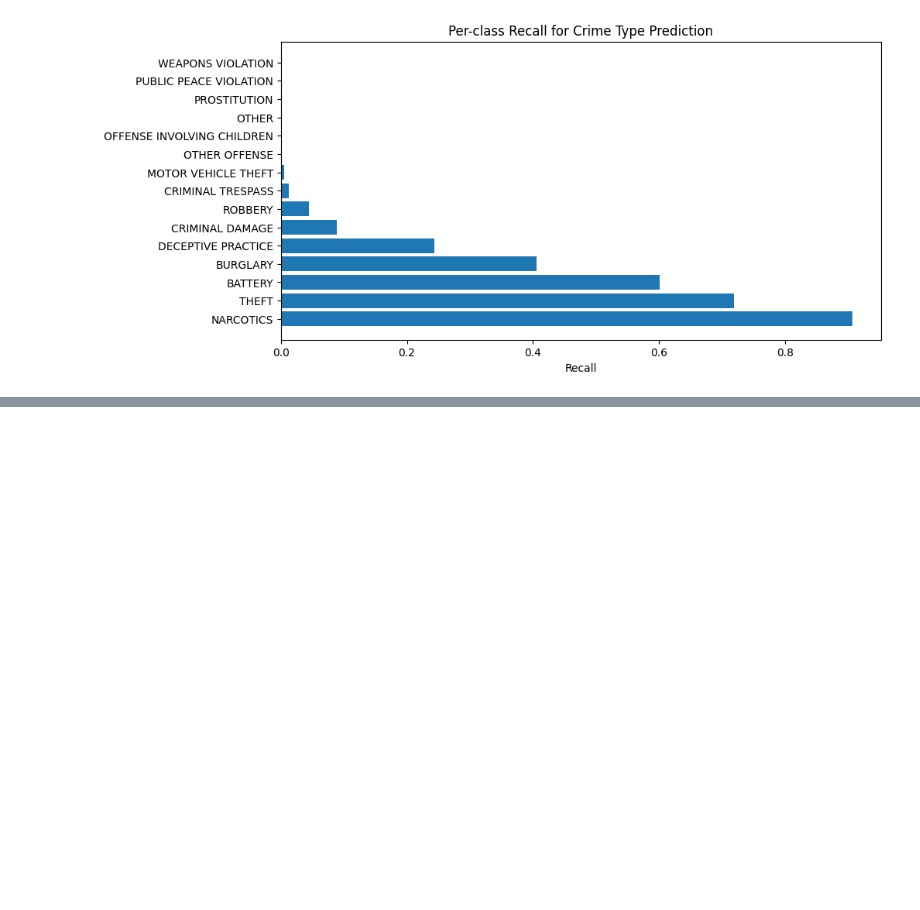
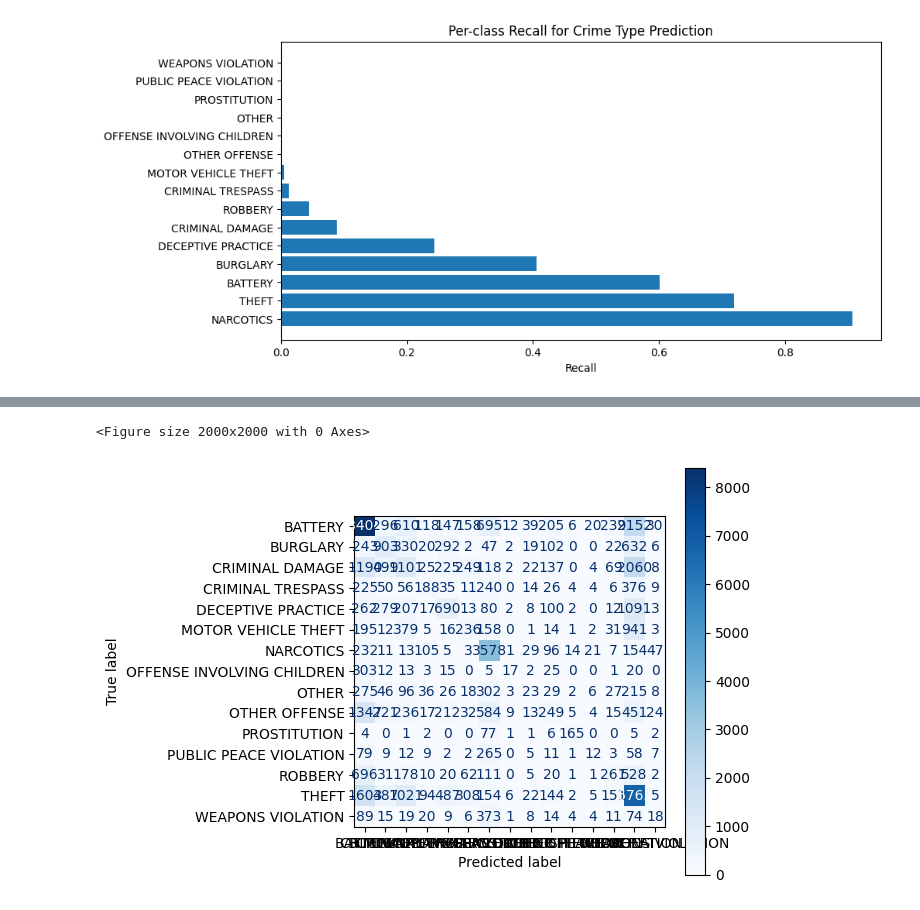
Before and after one commit to Andria-colab/DataGuard, a Jupyter notebook: notebooks/04_machine_learning.ipynb, the cells around one changed output, grey strips where cells are left out. Cells and saved outputs as stored; diff of their text form; code cells hidden in the pictures; blank space fills up the shorter version.

Commit message:
finished all 3 models and found the best one

```diff
--- a/notebooks/04_machine_learning.ipynb
+++ b/notebooks/04_machine_learning.ipynb
@@ -479,0 +540,12 @@ plt.show()
+# %%
+# here we train random forest for multi-class classification
+# meaning we predict crime types using random forest
+rf = RandomForestClassifier(
+    n_estimators=300,
+    max_depth=None,
+    class_weight="balanced_subsample",
+    random_state=42,
+    n_jobs=-1
+)
+
+rf.fit(X_train, y_train)
@@ -479,0 +555,7 @@ plt.show()
+# %%
+# here we predict using random forest for multi-class classification
+# meaning we predict crime types using random forest
+y_pred_rf = rf.predict(X_test)
+
+print("Random Forest Accuracy:", accuracy_score(y_test, y_pred_rf))
+print(classification_report(y_test, y_pred_rf))
@@ -479,0 +582,17 @@ plt.show()
+# %%
+# here we do confusion matrix for multi-class random forest model
+# meaning we visualize how well our random forest model did for each crime type
+plt.figure(figsize=(20, 20))
+ConfusionMatrixDisplay.from_predictions(
+    y_test,
+    y_pred_rf,
+    # normalize="true",
+    cmap="Blues",
+    values_format=""
+)
+
+plt.tight_layout()
+plt.show()
+# %% [output]
+<Figure size 2000x2000 with 0 Axes>
+[figure, added]
```
Also changed, not shown: parts of 34 cells of this notebook, 1 other file.
